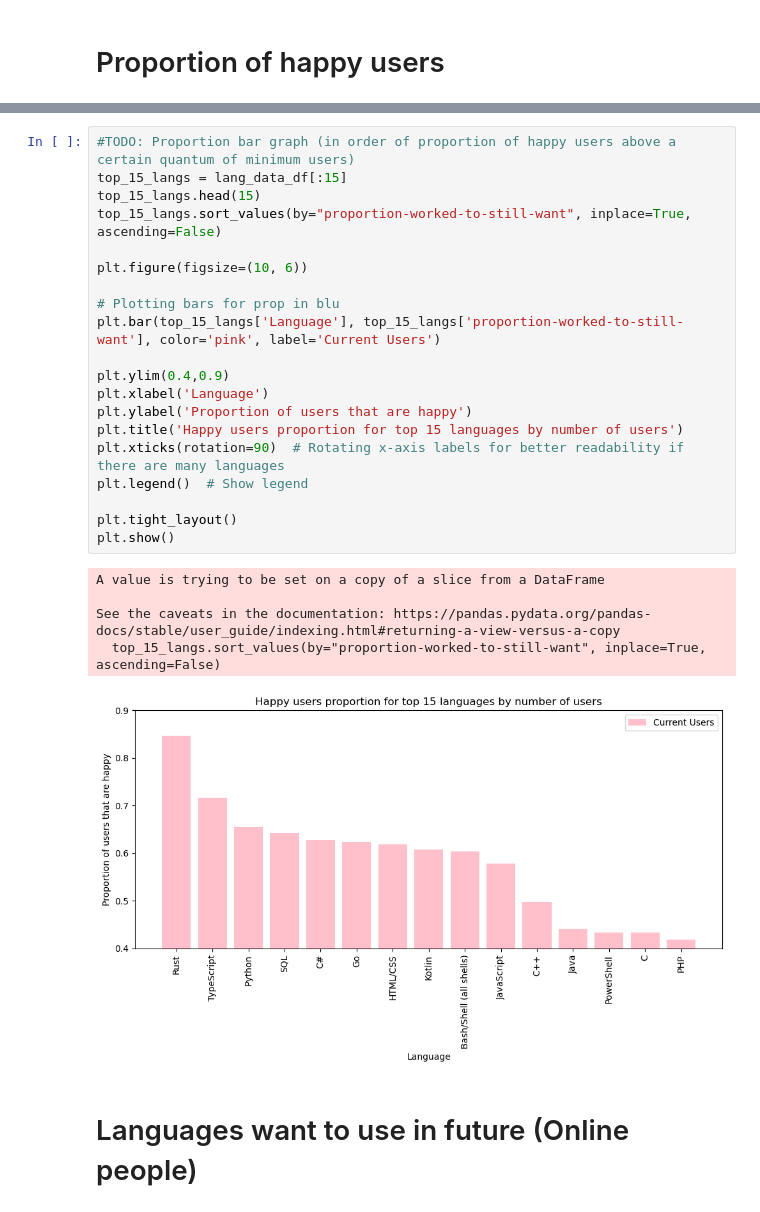
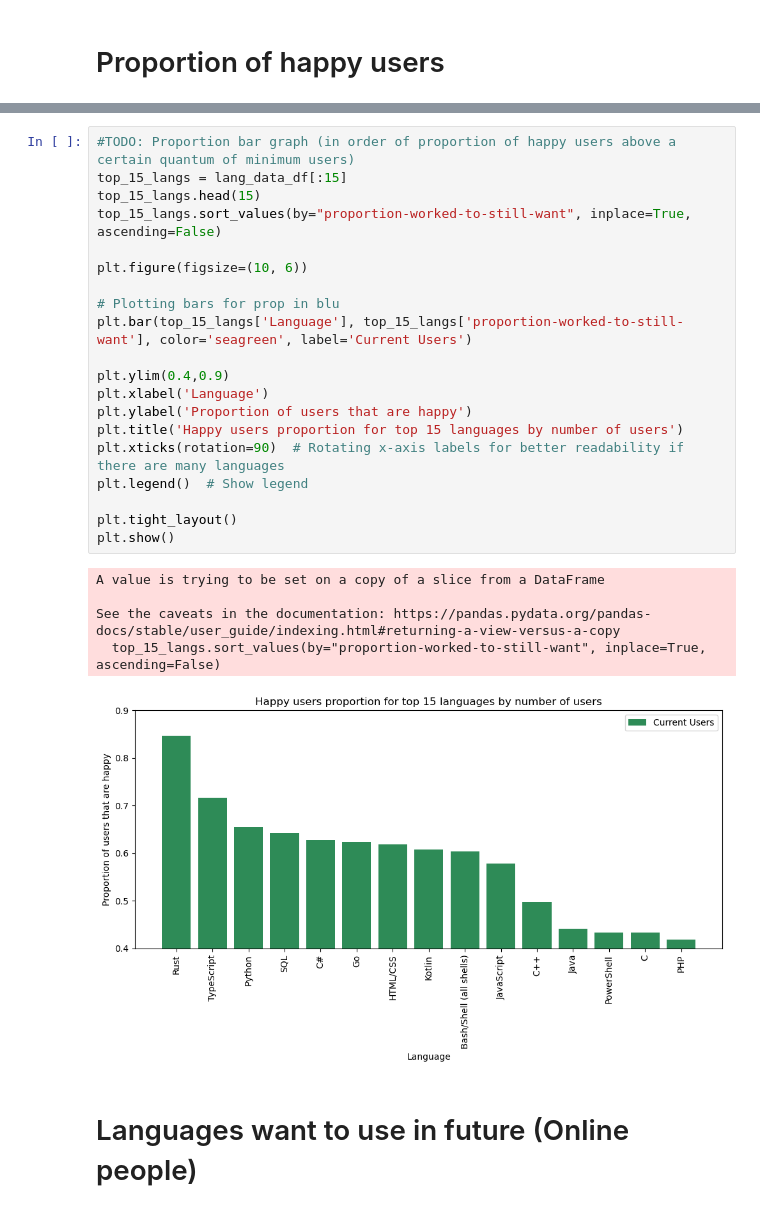
Before and after one commit to SarthakHa/stackoverflow-data-2023, a Jupyter notebook: analysis.ipynb, the cells around one changed output, grey strips where cells are left out. Saved outputs shown, nothing was run; the diff lists cells and outputs as text.

Commit message:
colors

```diff
--- a/analysis.ipynb
+++ b/analysis.ipynb
@@ -448,29 +448,29 @@ plt.show()
 # %%
 #TODO: Proportion bar graph (in order of proportion of happy users above a certain quantum of minimum users)
 top_15_langs = lang_data_df[:15]
 top_15_langs.head(15)
 top_15_langs.sort_values(by="proportion-worked-to-still-want", inplace=True, ascending=False)
 
 plt.figure(figsize=(10, 6))
 
 # Plotting bars for prop in blu
-plt.bar(top_15_langs['Language'], top_15_langs['proportion-worked-to-still-want'], color='pink', label='Current Users')
+plt.bar(top_15_langs['Language'], top_15_langs['proportion-worked-to-still-want'], color='seagreen', label='Current Users')
 
 plt.ylim(0.4,0.9)
 plt.xlabel('Language')
 plt.ylabel('Proportion of users that are happy')
 plt.title('Happy users proportion for top 15 languages by number of users')
 plt.xticks(rotation=90)  # Rotating x-axis labels for better readability if there are many languages
 plt.legend()  # Show legend
 
 plt.tight_layout()
 plt.show()
 # %% [output]
 A value is trying to be set on a copy of a slice from a DataFrame
 
 See the caveats in the documentation: https://pandas.pydata.org/pandas-docs/stable/user_guide/indexing.html#returning-a-view-versus-a-copy
   top_15_langs.sort_values(by="proportion-worked-to-still-want", inplace=True, ascending=False)
-[figure, old version]
+[figure, new version]
 # %% [markdown]
 # Languages want to use in future (Online people)
 # %%
```
Also changed, not shown: parts of 6 cells of this notebook.
